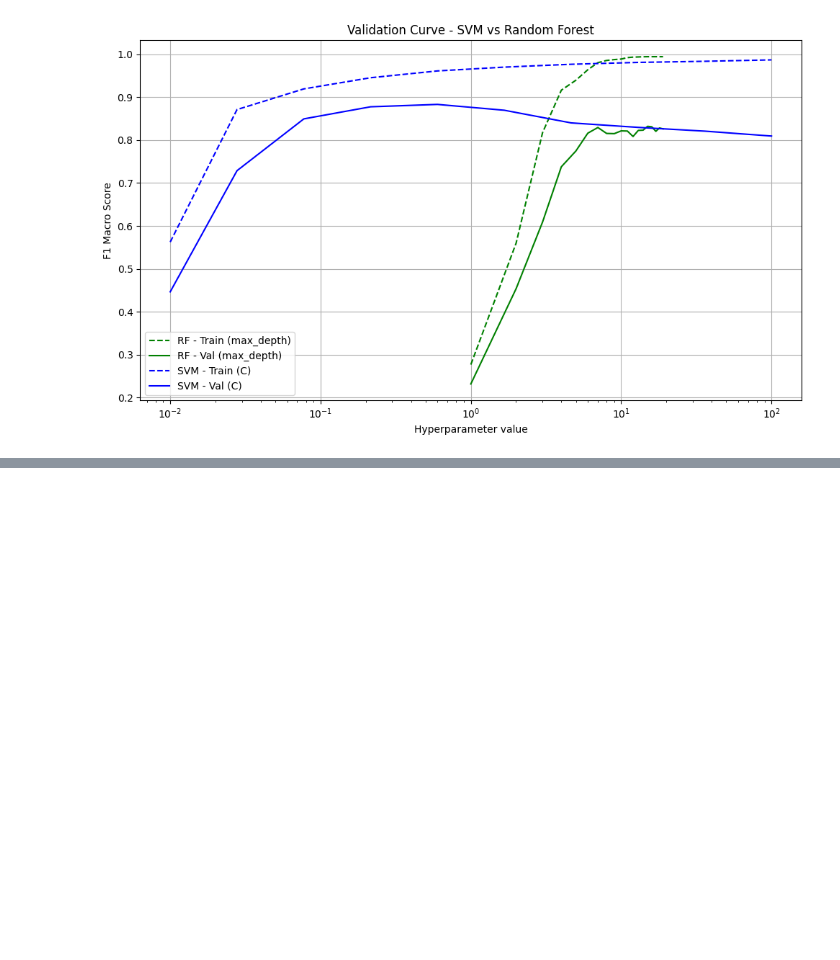
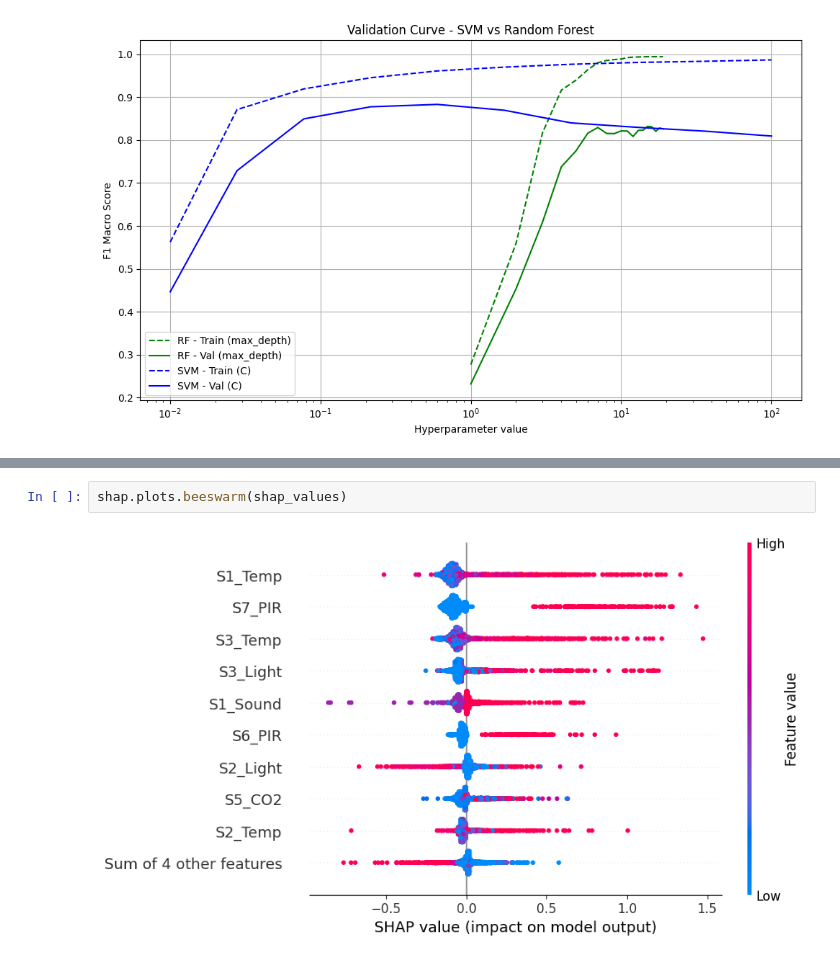
Before and after one commit to valentinedum/room_occupancy_estimation, a Jupyter notebook: notebooks/exploration.ipynb, the cells around one changed output, grey strips where cells are left out. Saved outputs shown, nothing was run; the diff lists cells and outputs as text; blank space fills up the shorter version.

```diff
--- a/notebooks/exploration.ipynb
+++ b/notebooks/exploration.ipynb
@@ -1246,0 +1254,4 @@ plt.show()
+# %%
+shap.plots.beeswarm(shap_values)
+# %% [output]
+[figure, added]
```
Also changed, not shown: parts of 30 cells of this notebook.
